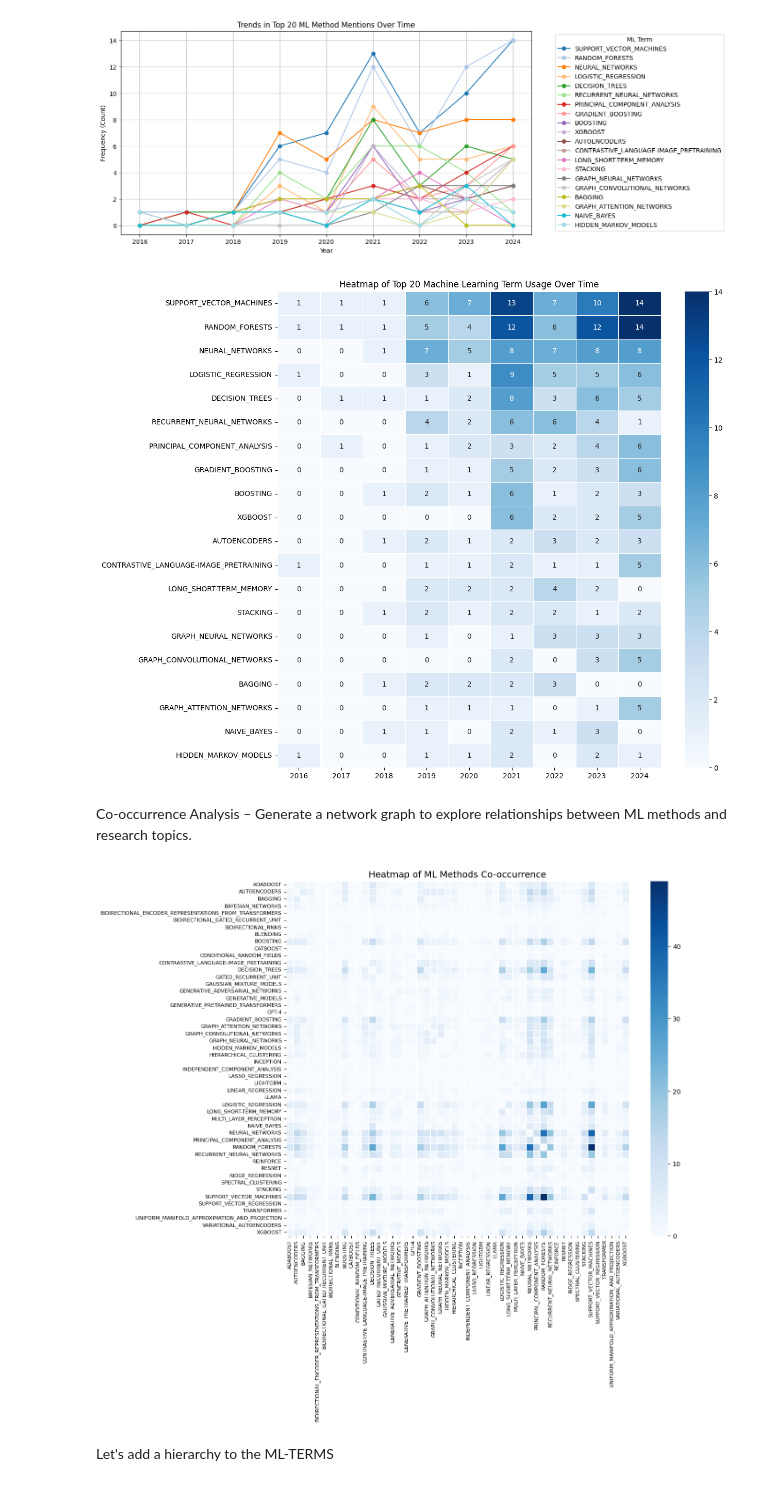
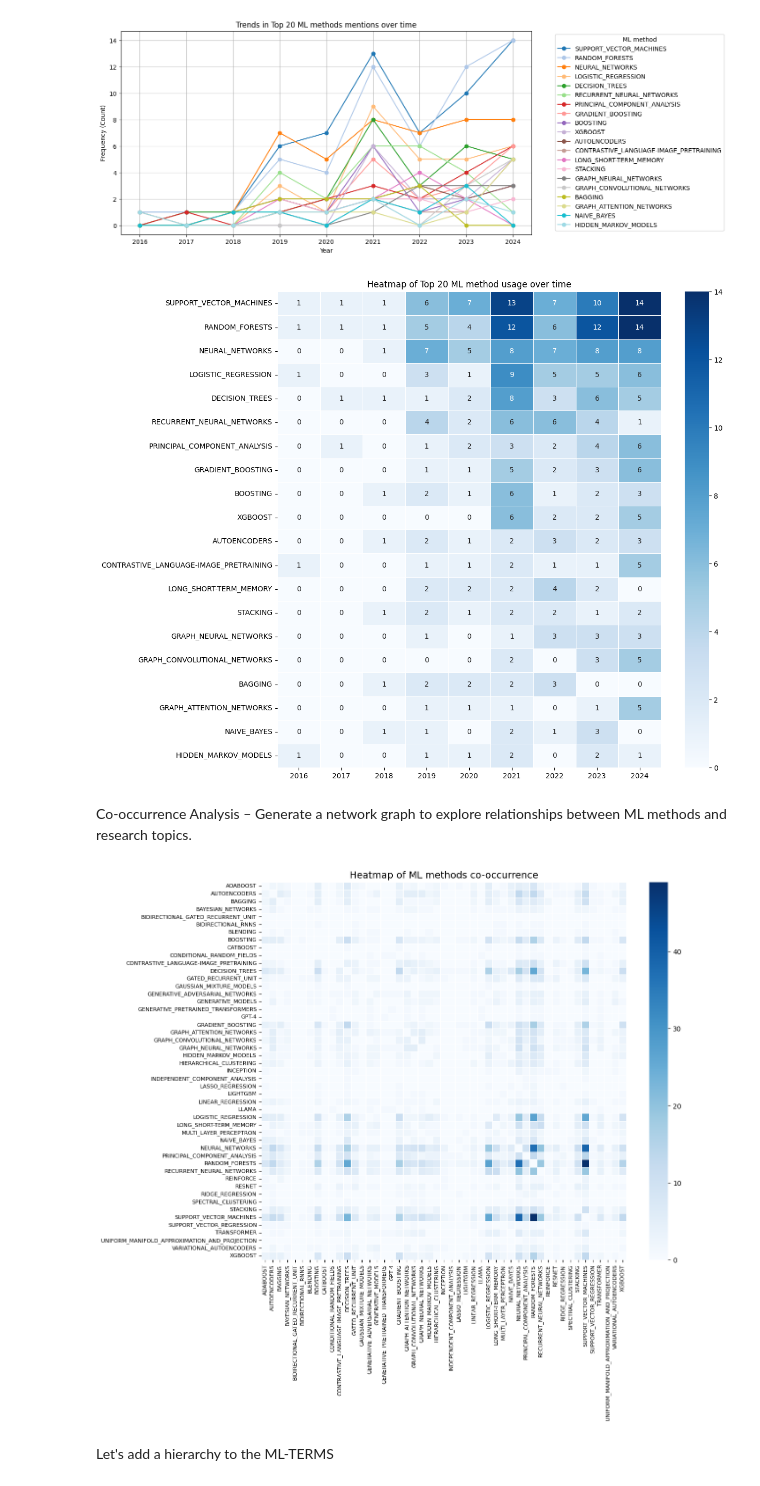
Before and after one commit to seyedrezamirkhani/ml-lncRNA, a Jupyter notebook: src/notebooks/part-03-finding-ML-methods-with-rules/11-analyse-search-results.ipynb, the cells around one changed output. Drawn from its saved outputs; the diff is of its cells as text; code cells hidden in the pictures.

```diff
--- a/src/notebooks/part-03-finding-ML-methods-with-rules/11-analyse-search-results.ipynb
+++ b/src/notebooks/part-03-finding-ML-methods-with-rules/11-analyse-search-results.ipynb
@@ -269,10 +278,10 @@ sns.heatmap(ml_trend_pivot_20_df.T, cmap="Blues", annot=True, fmt=".0f", linewid
 plt.xlabel("")
 #plt.ylabel("Machine Learning Term")
 plt.ylabel("")
-plt.title("Heatmap of Top 20 Machine Learning Term Usage Over Time")
+plt.title("Heatmap of Top 20 ML method usage over time")
 plt.show()
 # %% [output]
-[figure, old version]
+[figure, new version]
 # %% [markdown]
 Co-occurrence Analysis – Generate a network graph to explore relationships between ML methods and research topics.
 # %%
@@ -306,23 +315,26 @@ for methods in grouped_methods:
 # %%
 import seaborn as sns
 
 # Set up the figure
 plt.figure(figsize=(12, 10))
 
 # Use seaborn's heatmap to visualize the co-occurrence matrix
 sns.heatmap(co_occurrence_matrix, cmap="Blues", annot=False, linewidths=0.5)
 
 # Labels and title
-plt.title("Heatmap of ML Methods Co-occurrence", fontsize=14)
+plt.title("Heatmap of ML methods co-occurrence", fontsize=14)
 #plt.xlabel("ML Methods", fontsize=12)
 #plt.ylabel("ML Methods", fontsize=12)
 plt.xticks(rotation=90, fontsize=8)
 plt.yticks(fontsize=8)
 
+# Saving the figure.
+plt.savefig(f"{IMAGE_FOLDER}top_20_ml_methods_co-occurrence.png", transparent=True)
+
 # Show the plot
 plt.show()
 # %% [output]
-[figure, old version]
+[figure, new version]
 # %% [markdown]
 Let's add a hierarchy to the ML-TERMS
 # %%
```
Also changed, not shown: parts of 4 cells of this notebook.
